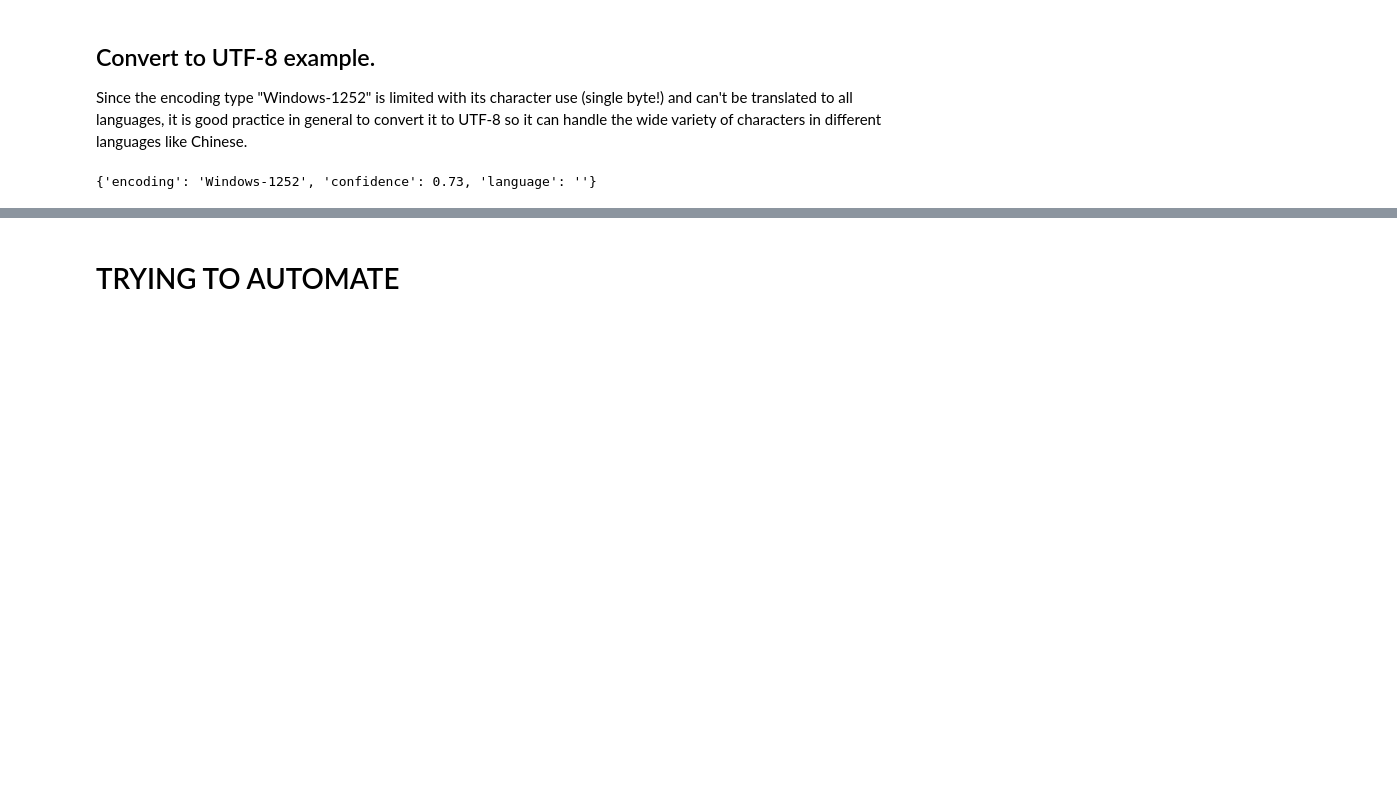
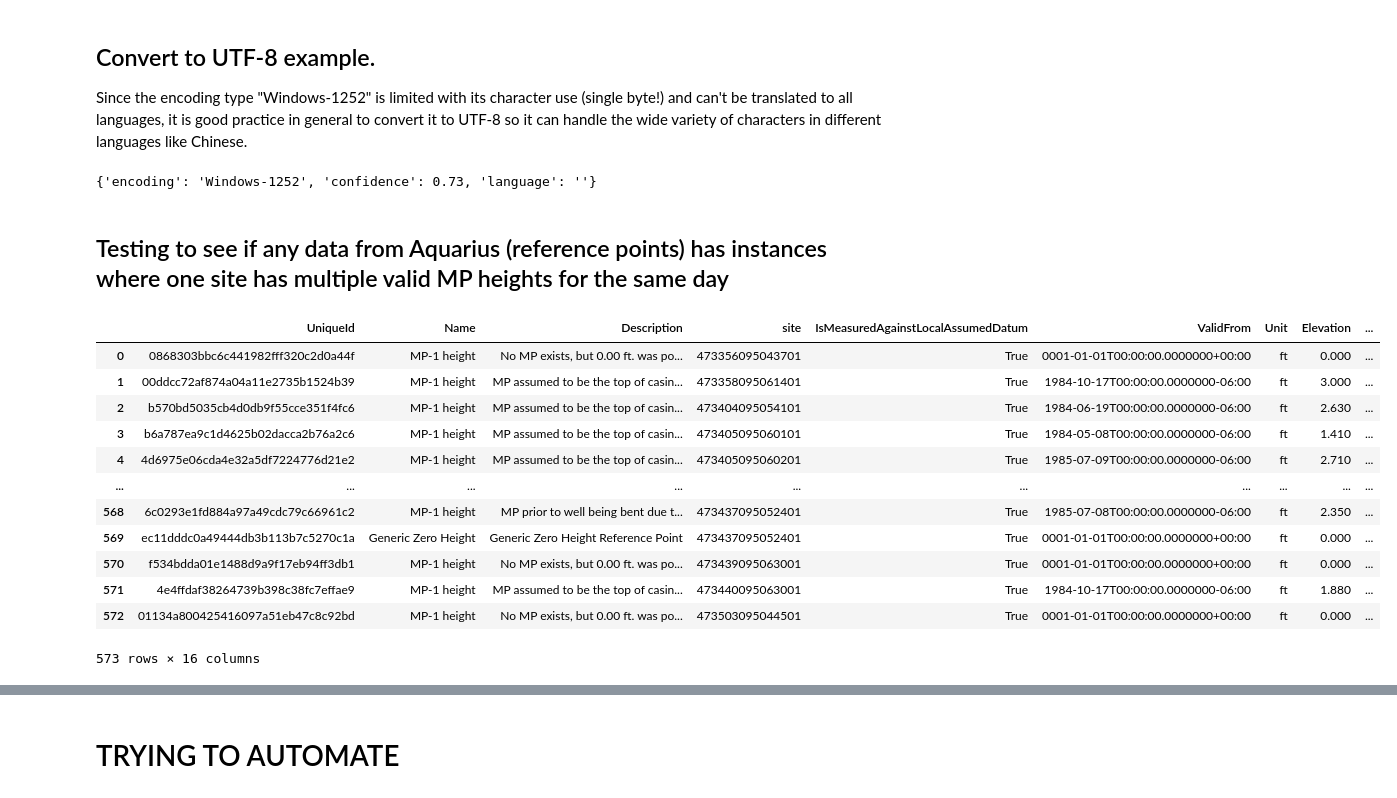
Before and after one commit to BojanMilinic/bemidji, a Jupyter notebook: 02_data_convergence_automate.ipynb, the cells around one changed output, grey strips where cells are left out. Saved outputs shown, nothing was run; the diff lists cells and outputs as text; code cells hidden in the pictures; blank space fills up the shorter version.

```diff
--- a/02_data_convergence_automate.ipynb
+++ b/02_data_convergence_automate.ipynb
@@ -712,3 +782,25 @@ with open(r'data_outputs/old_fromR/DataRelease01_CoreInformation.csv', 'rb') as
 oldc.to_csv(r'data_outputs/old_fromR/Test_DataRelease01_CoreInformation_UTF8.csv', index=False, encoding='UTF-8')
 # %%
 test = pd.read_csv(r'data_outputs/old_fromR/DataRelease01_CoreInformation_UTF8.csv')
+# %% [markdown]
+## Testing to see if any data from Aquarius (reference points) has instances where one site has multiple valid MP heights for the same day
+# %%
+path = r'data_inputs/aquarius'
+dir = os.listdir(path)
+aq = pd.read_csv(path+'/Referencepoints_fromPy.csv')#, encoding='Windows-1252')
+# %%
+aq.sort_values(by='site', ascending=True)
+# %% [output]
+|  | UniqueId | Name | Description | site | IsMeasuredAgainstLocalAssumedDatum | ValidFrom | Unit | Elevation | ... |
+| 0 | 0868303bbc6c441982fff320c2d0a44f | MP-1 height | No MP exists, but 0.00 ft. was po... | 473356095043701 | True | 0001-01-01T00:00:00.0000000+00:00 | ft | 0.000 | ... |
+| 1 | 00ddcc72af874a04a11e2735b1524b39 | MP-1 height | MP assumed to be the top of casin... | 473358095061401 | True | 1984-10-17T00:00:00.0000000-06:00 | ft | 3.000 | ... |
+| 2 | b570bd5035cb4d0db9f55cce351f4fc6 | MP-1 height | MP assumed to be the top of casin... | 473404095054101 | True | 1984-06-19T00:00:00.0000000-06:00 | ft | 2.630 | ... |
+| 3 | b6a787ea9c1d4625b02dacca2b76a2c6 | MP-1 height | MP assumed to be the top of casin... | 473405095060101 | True | 1984-05-08T00:00:00.0000000-06:00 | ft | 1.410 | ... |
+| 4 | 4d6975e06cda4e32a5df7224776d21e2 | MP-1 height | MP assumed to be the top of casin... | 473405095060201 | True | 1985-07-09T00:00:00.0000000-06:00 | ft | 2.710 | ... |
+| ... | ... | ... | ... | ... | ... | ... | ... | ... | ... |
+| 568 | 6c0293e1fd884a97a49cdc79c66961c2 | MP-1 height | MP prior to well being bent due t... | 473437095052401 | True | 1985-07-08T00:00:00.0000000-06:00 | ft | 2.350 | ... |
+| 569 | ec11dddc0a49444db3b113b7c5270c1a | Generic Zero Height | Generic Zero Height Reference Point | 473437095052401 | True | 0001-01-01T00:00:00.0000000+00:00 | ft | 0.000 | ... |
+| 570 | f534bdda01e1488d9a9f17eb94ff3db1 | MP-1 height | No MP exists, but 0.00 ft. was po... | 473439095063001 | True | 0001-01-01T00:00:00.0000000+00:00 | ft | 0.000 | ... |
+| 571 | 4e4ffdaf38264739b398c38fc7effae9 | MP-1 height | MP assumed to be the top of casin... | 473440095063001 | True | 1984-10-17T00:00:00.0000000-06:00 | ft | 1.880 | ... |
+| 572 | 01134a800425416097a51eb47c8c92bd | MP-1 height | No MP exists, but 0.00 ft. was po... | 473503095044501 | True | 0001-01-01T00:00:00.0000000+00:00 | ft | 0.000 | ... |
+573 rows × 16 columns
```
Also changed, not shown: parts of 30 cells of this notebook, 1 other file.
